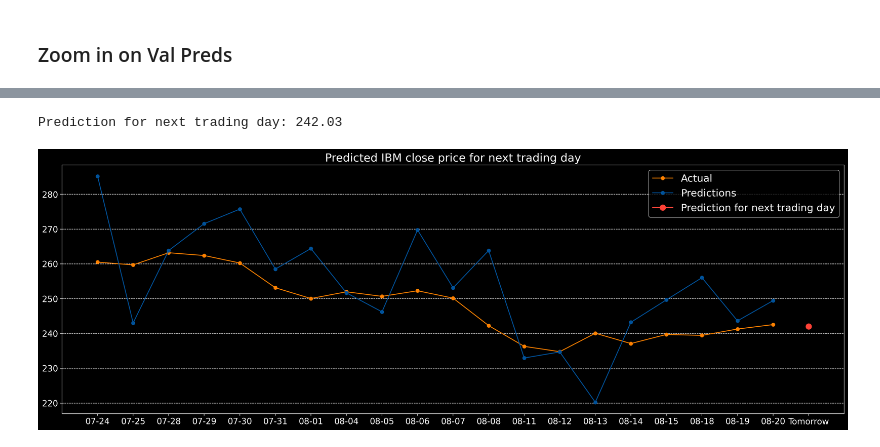
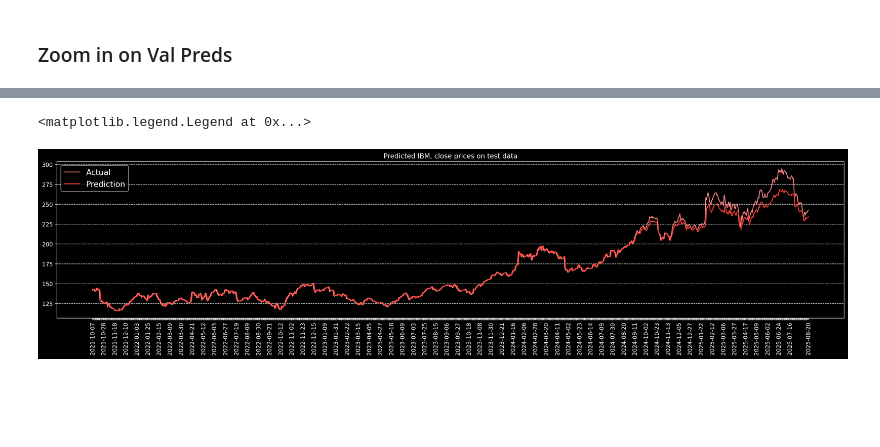
Before and after one commit to brien60/Stock-LSTM, a Jupyter notebook: lstm.ipynb, the cells around one changed output, grey strips where cells are left out. Cells and saved outputs as stored; diff of their text form; code cells hidden in the pictures; blank space fills up the shorter version.

```diff
--- a/lstm.ipynb
+++ b/lstm.ipynb
@@ -527,45 +575,44 @@ plt.legend(fontsize=14)
 # %%
-x_unseen = torch.tensor(data_x_unseen, dtype=torch.float).unsqueeze(0).unsqueeze(-1)
-x_unseen = x_unseen.to(config["training"]["device"])
+x = torch.tensor(X_test, dtype=torch.float).unsqueeze(-1)
+x = x.to(config["training"]["device"])
 
 model.eval()
 with torch.inference_mode():
-    pred = model(x_unseen)
+    test_preds = model(x)
 
-pred = pred.cpu().detach().numpy()
+
+test_preds = test_preds.cpu().detach().numpy()
-# %%
-window_size = config["data"]["window_size"]
-
-to_plot_y_val = np.array([None] * (window_size + 1))
-to_plot_y_val_pred = np.array([None] * (window_size + 1))
-to_plot_y_test_pred = np.array([None] * (window_size + 1))
-
-to_plot_y_val[:window_size] = scaler.inverse_transform(data_y_val)[-window_size:]
-to_plot_y_val_pred[:window_size] = scaler.inverse_transform(val_preds)[-window_size:]
-
-to_plot_y_test_pred[-1] = scaler.inverse_transform(pred)[0]
-
-data_dates_test = data_dates[-window_size:]
-
-data_dates_test = [date[5:] for date in data_dates_test]
-
-data_dates_test.append("Tomorrow")
-
-fig = plt.figure(figsize=(25, 8), dpi=200)
-fig.patch.set_facecolor(color="black")
-
-
-plt.plot(data_dates_test, to_plot_y_val, label = "Actual", color=config["plots"]["color_actual"], marker="o")
-plt.plot(data_dates_test, to_plot_y_val_pred, label = "Predictions", color=config["plots"]["color_pred_val"], marker="o")
-plt.plot(data_dates_test, to_plot_y_test_pred, label = "Prediction for next trading day", color=config["plots"]["color_pred_test"], marker="o", markersize=10)
-
-plt.tick_params(axis="both", labelsize=15)
-
-plt.title(f"Predicted {config["alpha_vantage"]["symbol"]} close price for next trading day", fontsize=20)
-plt.grid(axis="y", linestyle="--")
-plt.legend(fontsize=18)
-
-print(f"Prediction for next trading day: {to_plot_y_test_pred[-1]:.2f}")
-# %% [output]
-Prediction for next trading day: 242.03
-[figure, removed]
+# %%
+y_test_only = scaler.inverse_transform(y_test)
+y_test_preds = scaler.inverse_transform(test_preds)
+
+data_dates_test = data_dates[window_size + val_end:]
+
+
+fig = plt.figure(figsize=(25, 5), dpi=200)
+fig.patch.set_facecolor(color="black")
+
+plt.plot(data_dates_test, y_test_only, label = "Actual", color=config["plots"]["color_test"])
+plt.plot(data_dates_test, y_test_preds, label = "Prediction", color=config["plots"]["color_pred_test"])
+
+xticks_labels = []
+xticks_interval = config["plots"]["xticks_interval"] // 6
+
+num_test_data_points = len(data_dates_test)
+
+for i in range(num_test_data_points):
+    if i == num_test_data_points - 1:
+        xticks_labels.append(data_dates_test[i])
+    elif i % (xticks_interval) == 0 and (num_test_data_points - i) > (xticks_interval):
+        xticks_labels.append(data_dates_test[i])
+    else:
+        xticks_labels.append(None)
+xticks_indices = np.arange(0, len(xticks_labels))
+
+plt.xticks(xticks_indices, xticks_labels, rotation="vertical")
+plt.title(f"Predicted {config["alpha_vantage"]["symbol"]}, close prices on test data")
+plt.grid(axis="y", linestyle="--")
+plt.legend(fontsize=14)
+# %% [output]
+<matplotlib.legend.Legend at 0x...>
+[figure, added]
```
Also changed, not shown: parts of 15 cells of this notebook.
